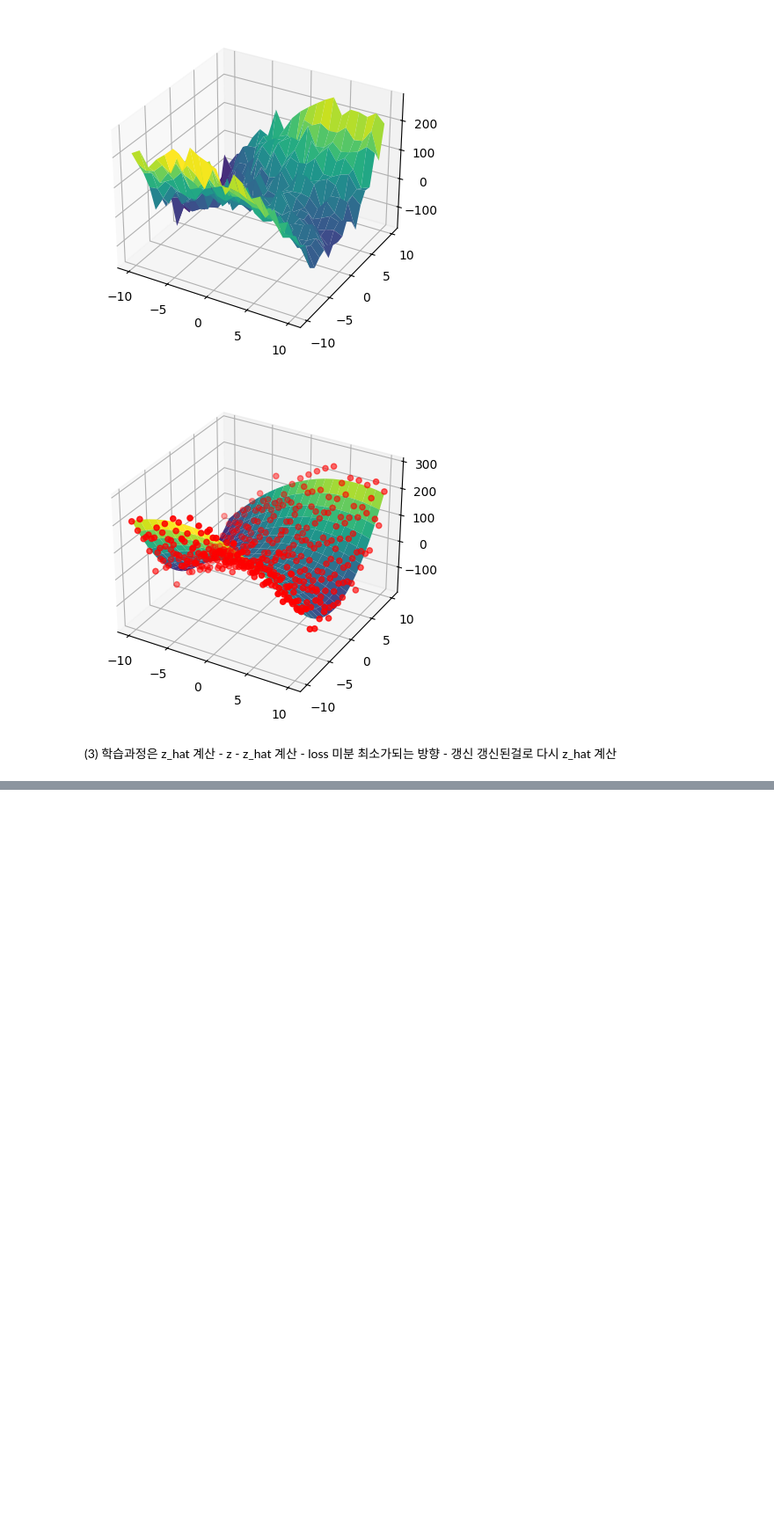
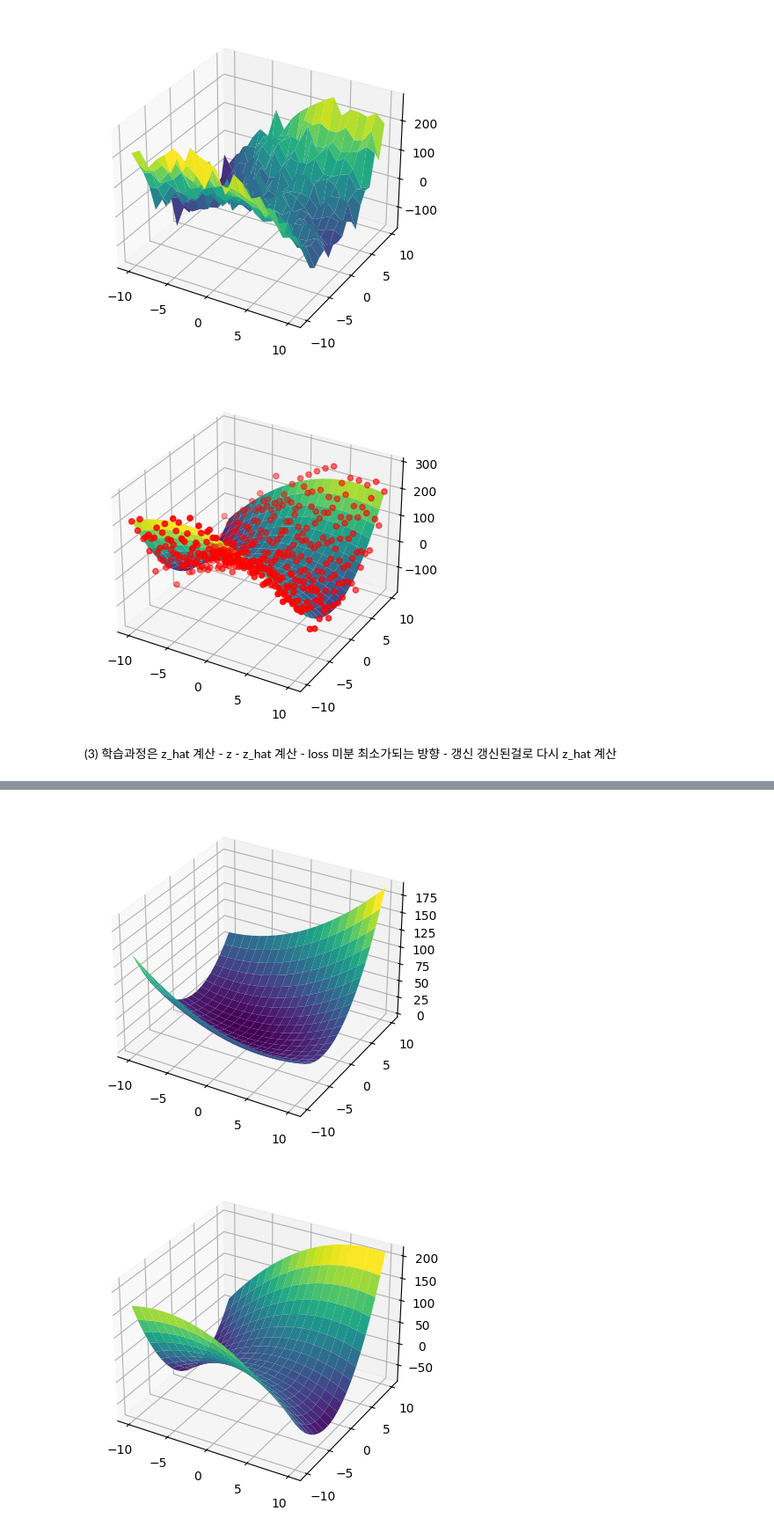
Before and after one commit to ha5804/Machine_learning, a Jupyter notebook: Linear_regression/gradient_des.ipynb, the cells around one changed output, grey strips where cells are left out. Shown at 88% size. Drawn from its saved outputs; the diff is of its cells as text; code cells hidden in the pictures; blank space fills up the shorter version.

Commit message:
data plot

```diff
--- a/Linear_regression/gradient_des.ipynb
+++ b/Linear_regression/gradient_des.ipynb
@@ -52,6 +52,13 @@ class MyPlot:
         ax = fig.add_subplot(111, projection = '3d')
         ax.plot_surface(x, y, z, cmap = 'viridis')
         ax.scatter(x_point, y_point, z_point, color = 'r')
+
+    def plot_loss(self, loss):
+        plt.figure(figsize = self.fig_size)
+        plt.plot(loss, 'r')
+        plt.xlabel('iteration')
+        plt.ylabel('loss')
+        plt.show()
 
 plot = MyPlot()
 data = MyData()
@@ -89,7 +96,7 @@ plot.plot_data_point(grid_x_clean, grid_y_clean, grid_z_clean, x_noisy, y_noisy,
 (3) 학습과정은 z_hat 계산 - z - z_hat 계산 - loss 미분 최소가되는 방향 - 갱신 갱신된걸로 다시 z_hat 계산
 # %%
 class MyModel:
-    def __init__(self, lr = 0.01):
+    def __init__(self, lr = 0.0001):
         self.lr = lr
         self.w = np.random.randn(6, 1)
         self.b = np.zeros((6, 1))
@@ -122,12 +129,17 @@ class MyModel:
 model = MyModel()
 feature = model.get_feature(x_noisy, y_noisy)
 label = z_clean.reshape(-1,1)
-
+loss_iteration = np.zeros(100)
 for i in range(100):
     z_hat = model.predict(feature)
     loss = model.get_loss(label, z_hat)
     grad = model.get_gradient(feature, z_hat, label)
     model.update_weight(grad)
+    loss_iteration[i] = loss
     if (i % 10) == 0:
+        z_plot = z_hat.reshape(20,20)
+        plot.plot_data_point(grid_x_clean, grid_y_clean, grid_z_clean,grid_x_noisy,grid_y_noisy,z_plot)
         print(f"loss: {loss}")
+
+plot.plot_loss(loss_iteration)
 # %% [output]
@@ -153,0 +156,2 @@ loss: [[24794.81950802]]
+[figure, added]
+[figure, added]
```
Also changed, not shown: parts of 1 cell of this notebook.
